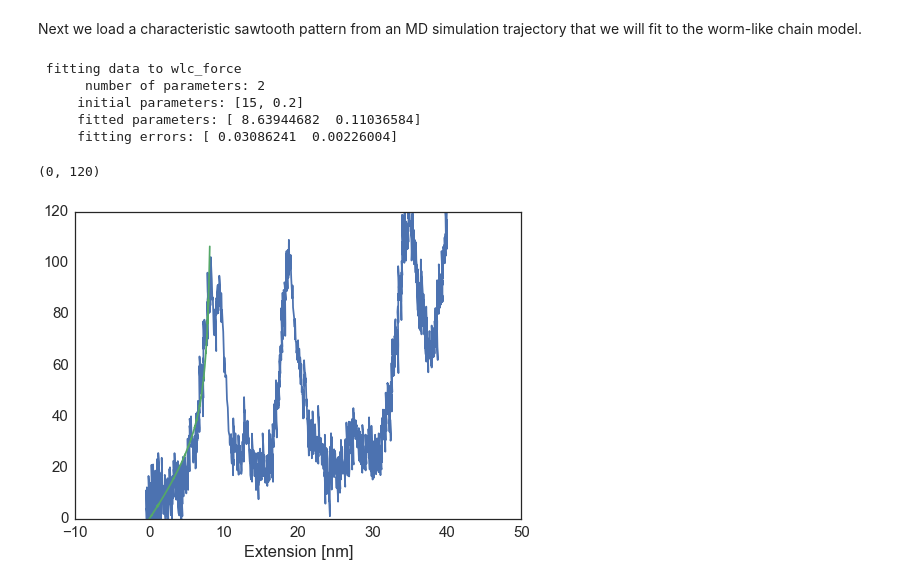
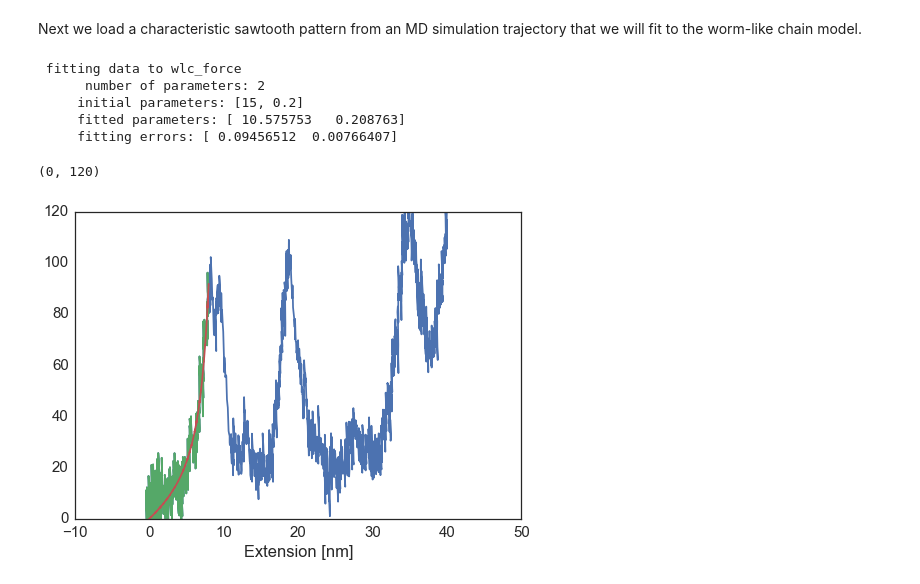
Before and after one commit to daviddesancho/AFMtools, a Jupyter notebook: WLC/WLCfits.ipynb, the cells around one changed output. Saved outputs shown, nothing was run; the diff lists cells and outputs as text; code cells hidden in the pictures.

```diff
--- a/WLC/WLCfits.ipynb
+++ b/WLC/WLCfits.ipynb
@@ -19,7 +19,7 @@ def wlc_force(x, L, p):
     #kBT = 8.314e-3*300 # kJ/mol
     kBT = 1.381e-23*300 # J
     invL = 1./L # nm^-1
-    return kBT/p*(1./(4*(1-(x*invL)**2)) - 1./4 + x*invL)*1e21 # pN
+    return kBT/p*(1./(4*(1-x*invL)**2) - 1./4 + x*invL)*1e21 # pN
 # %% [markdown]
 The figure below shows how the model reproduces a typical force-extension pattern.
 # %%
@@ -109,20 +109,21 @@ Next we load a characteristic sawtooth pattern from an MD simulation trajectory
 # %%
 force_extension = np.array([(float(x.split()[0]), float(x.split()[1])) \
                    for x in open('pull_x_vs_f.dat', 'r').readlines()])
 fig, ax = plt.subplots()
-fext = force_extension[:460]
+fext = force_extension[:450]
 fitwlc = Fit(wlc_force, fext[:,0], fext[:,1], p0 = [15,0.2])
 ax.plot(force_extension[:,0], force_extension[:,1])
+ax.plot(fext[:,0], fext[:,1])
 ax.plot(fext[:,0], fitwlc(fext[:,0]))
 #for i in [0.001, 0.002, 0.003, 0.004, 0.005]:
 #    ax.plot(force_extension[:,0], wlc_force(force_extension[:,0], 15, i))
 ax.set_xlabel('Extension [nm]')
 ax.set_ylim(0,120)
 # %% [output]
  fitting data to wlc_force
       number of parameters: 2
      initial parameters: [15, 0.2]
-     fitted parameters: [ 8.63944682  0.11036584]
-     fitting errors: [ 0.03086241  0.00226004]
+     fitted parameters: [ 10.575753   0.208763]
+     fitting errors: [ 0.09456512  0.00766407]
 (0, 120)
-[figure, old version]
+[figure, new version]
```
Also changed, not shown: parts of 3 cells of this notebook.
